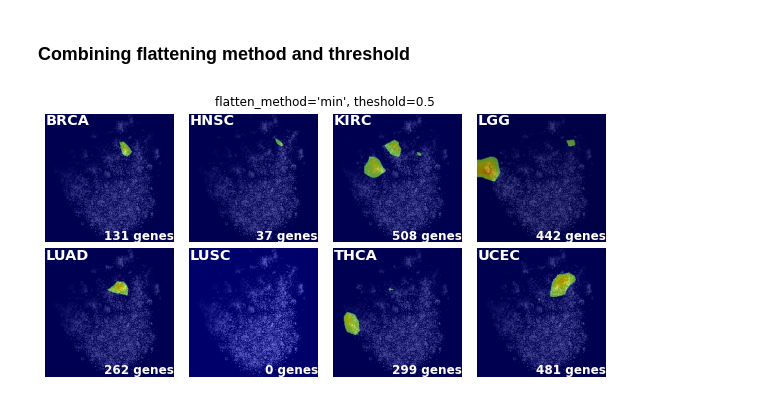
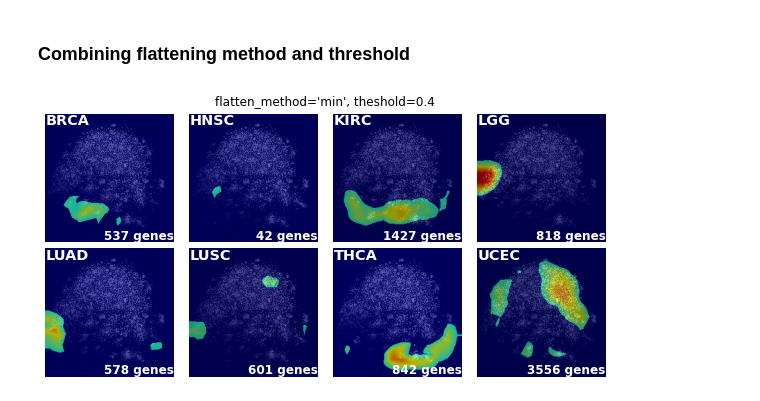
Before and after one commit to alok-ai-lab/pyDeepInsight, a Jupyter notebook: examples/cam_feature_selection.ipynb, the cells around one changed output. Saved outputs shown, nothing was run; the diff lists cells and outputs as text; code cells hidden in the pictures.

```diff
--- a/examples/cam_feature_selection.ipynb
+++ b/examples/cam_feature_selection.ipynb
@@ -261,12 +261,12 @@ plt.show()
 ### Combining flattening method and threshold
 # %%
 fl_method = 'min'
-fs_threshold = 0.5
+fs_threshold = 0.4
 
 class_cam = camfs.calculate_class_activations(X_train_tensor, y_train_tensor, batch_size=100, flatten_method=fl_method)
 feat_idx = camfs.select_class_features(cams=class_cam, threshold=fs_threshold)
 fig, _ = cam_image(X_train_tensor, y_train_tensor.detach().cpu().numpy(), class_cam, feat_idx, fs_threshold)
 fig.suptitle(f"flatten_method='{fl_method}', theshold={fs_threshold}")
 plt.show()
 # %% [output]
-[figure, old version]
+[figure, new version]
```
Also changed, not shown: parts of 8 cells of this notebook, 3 other files.
